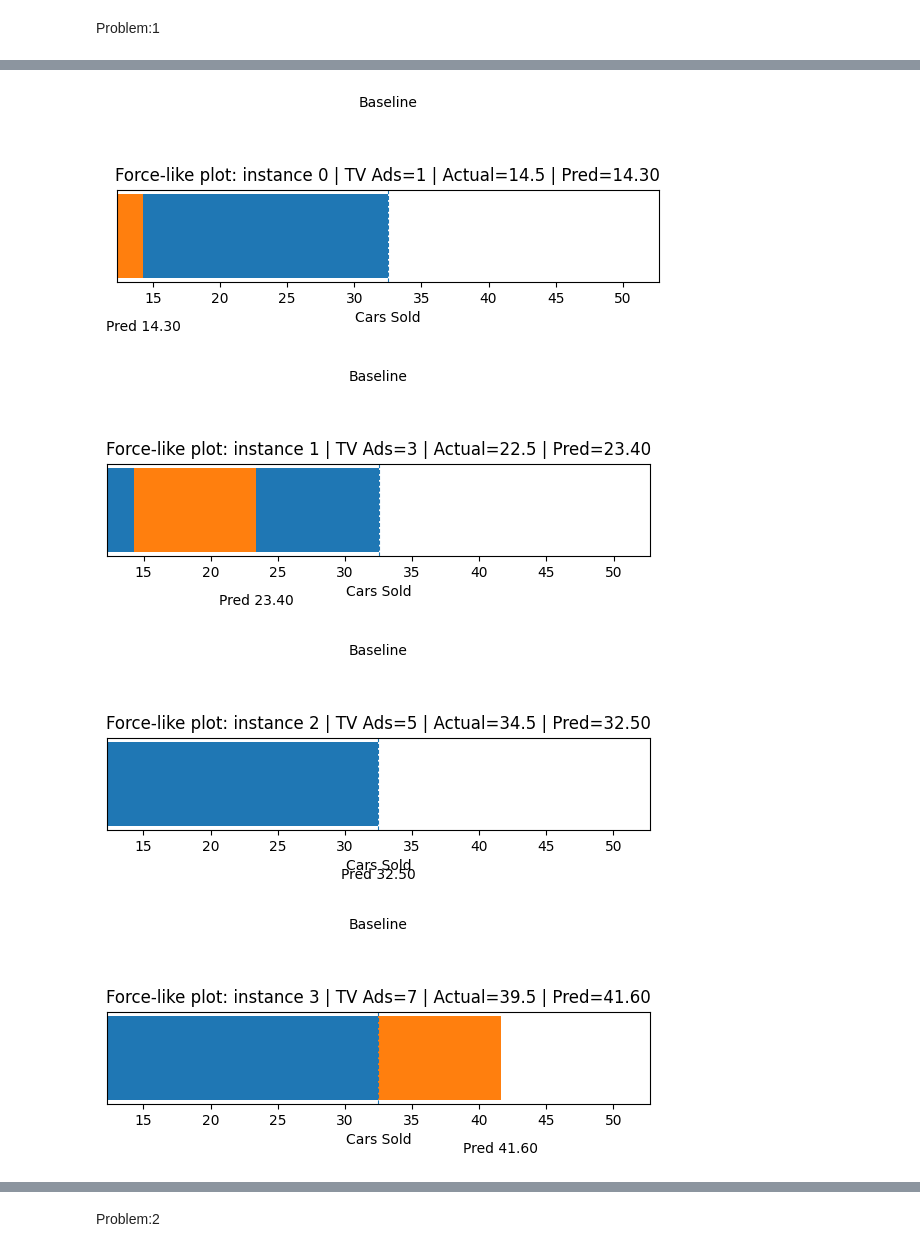
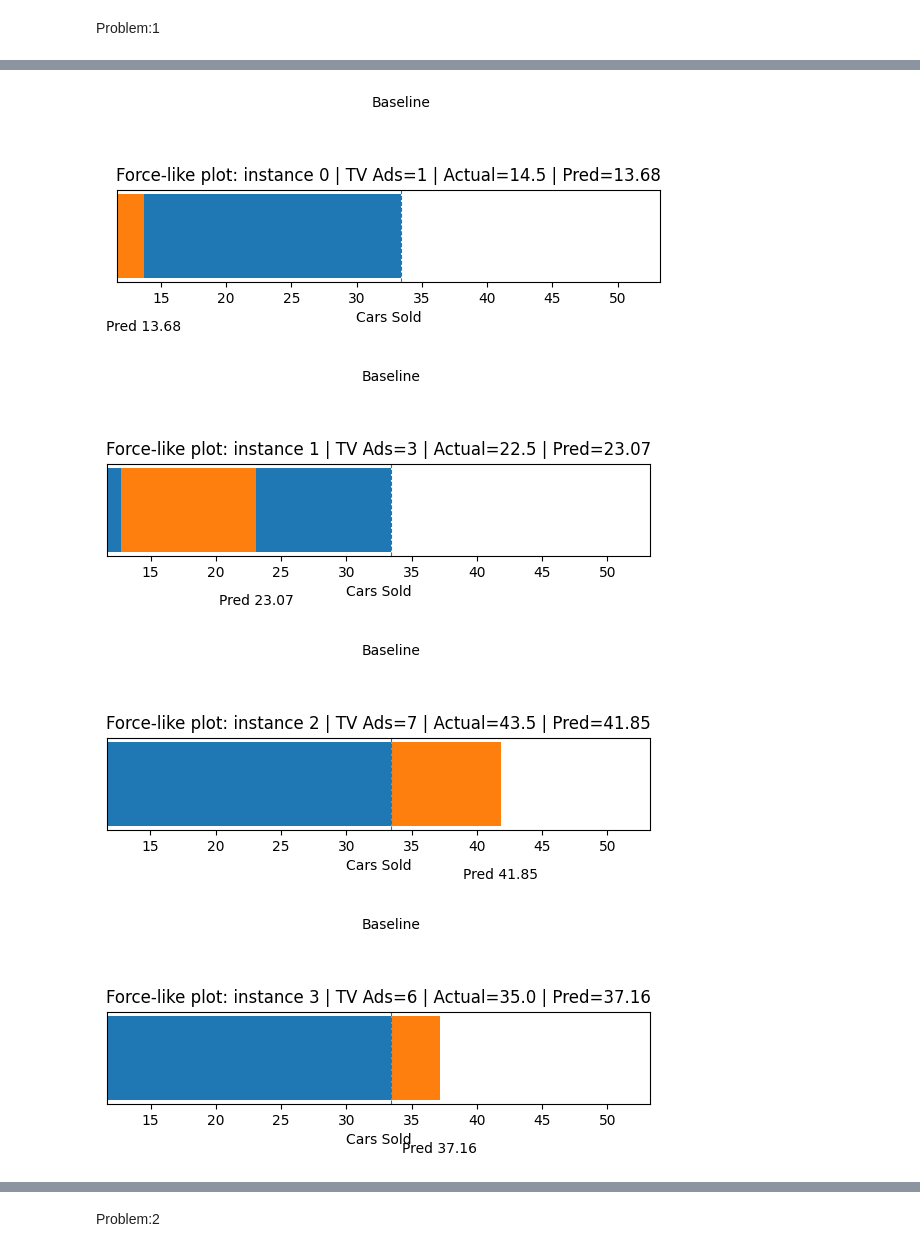
Before and after one commit to bethinaveen23/EXPLAINABLE-AI, a Jupyter notebook: Practical_1_Problem.ipynb, the cells around one changed output, grey strips where cells are left out. Drawn from its saved outputs; the diff is of its cells as text; code cells hidden in the pictures.

```diff
--- a/Practical_1_Problem.ipynb
+++ b/Practical_1_Problem.ipynb
@@ -11,7 +11,7 @@ from sklearn.linear_model import LinearRegression
 import matplotlib.pyplot as plt
 
 np.random.seed(0)
-x = np.array([1, 3, 5, 7, 9])
+x = np.array([1, 3, 7, 6, 9])
 y = (4.5 * x + 10) + np.array([0, -1, 2, -2, 1])
 
 df = pd.DataFrame({
@@ -110,4 +110,4 @@ print(f"Baseline (E[prediction]) = {baseline:.4f}")
-[figure, old version]
+[figure, new version]
-[figure, old version]
+[figure, new version]
-[figure, old version]
+[figure, new version]
-[figure, old version]
+[figure, new version]
```
Also changed, not shown: parts of 5 cells of this notebook.
